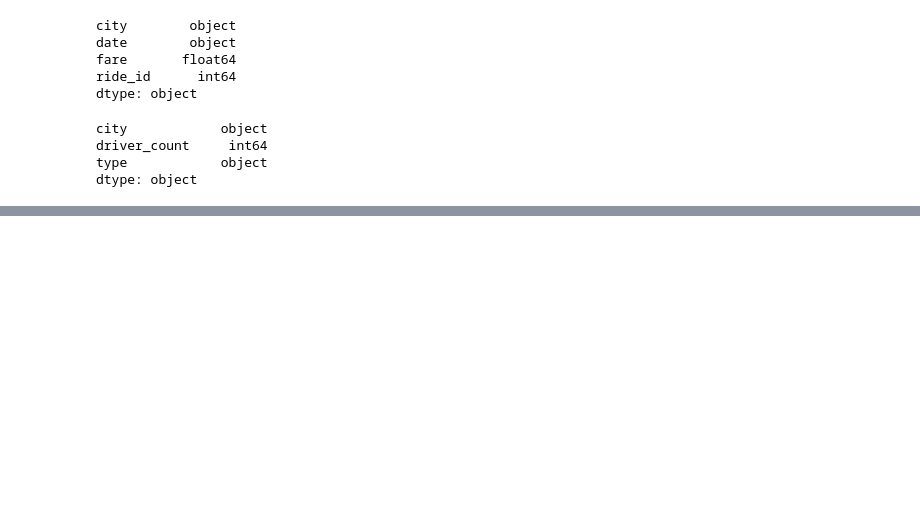
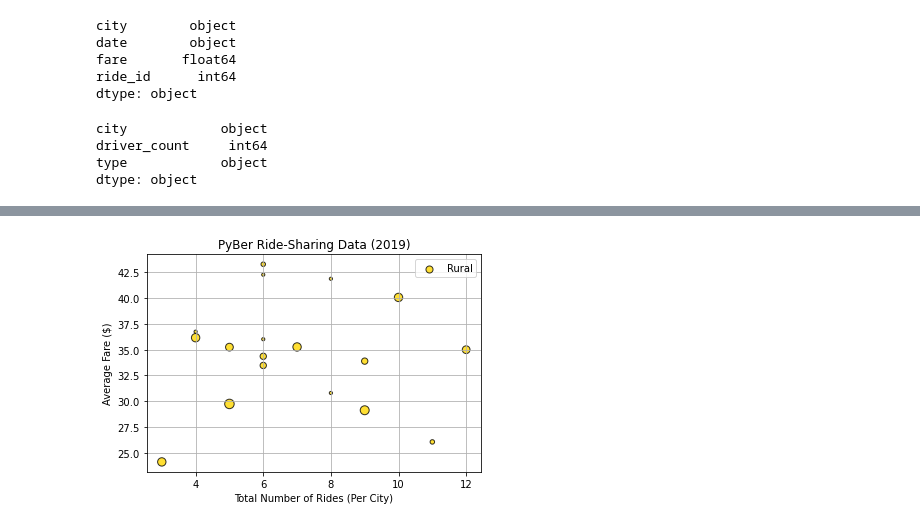
Before and after one commit to gabalita/PyBer_Analysis, a Jupyter notebook: PyBer Analysis.ipynb, the cells around one changed output, grey strips where cells are left out. Saved outputs shown, nothing was run; the diff lists cells and outputs as text; code cells hidden in the pictures; blank space fills up the shorter version.

```diff
--- a/PyBer Analysis.ipynb
+++ b/PyBer Analysis.ipynb
@@ -71,0 +167,11 @@ pyber_data_df.head()
+# %%
+plt.scatter(rural_ride_count,rural_avg_fare,s=rural_driver_count*10,
+           edgecolor = 'black', linewidths=1, c='gold',
+           alpha=0.8, label='Rural') # s increases the size of the bubble
+plt.legend()
+plt.title('PyBer Ride-Sharing Data (2019)')
+plt.ylabel('Average Fare ($)')
+plt.xlabel('Total Number of Rides (Per City)')
+plt.grid(True)
+# %% [output]
+[figure, added]
```
Also changed, not shown: parts of 13 cells of this notebook, 1 other file.
